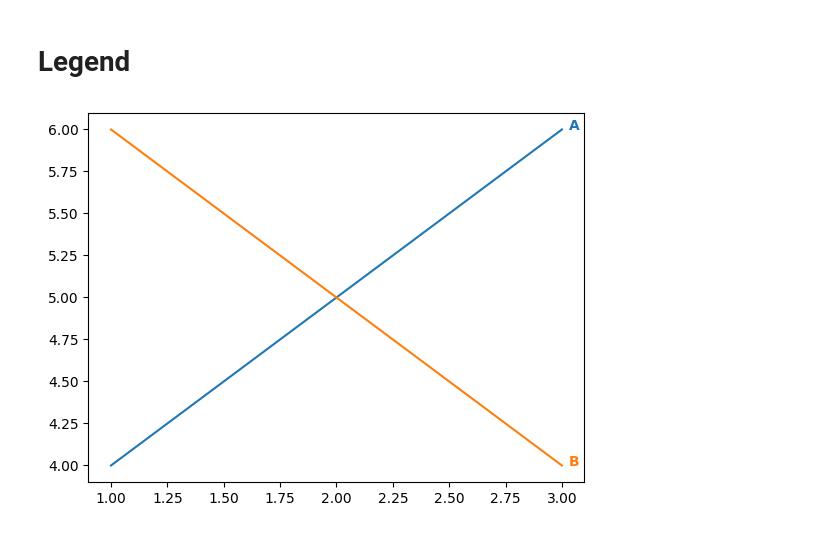
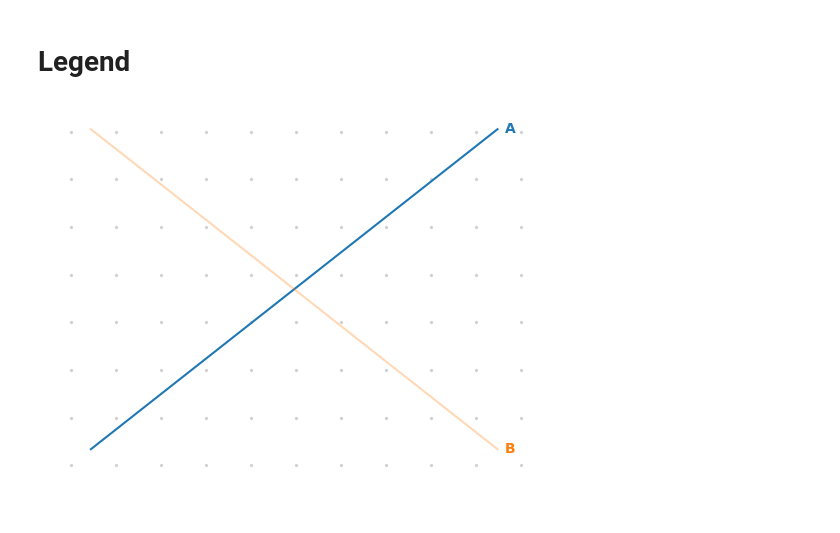
Before and after one commit to clarkmaio/pimpmyplot, a Jupyter notebook: notebook/demo.ipynb, the cells around one changed output. Drawn from its saved outputs; the diff is of its cells as text; code cells hidden in the pictures.

```diff
--- a/notebook/demo.ipynb
+++ b/notebook/demo.ipynb
@@ -46,9 +49,10 @@ plt.tight_layout()
 # %%
 
 
 plt.plot([1,2,3], [4,5,6], label='A')
-plt.plot([1,2,3], [6,5,4], label='B')
+plt.plot([1,2,3], [6,5,4], label='B', alpha=.3)
 pmp.bullet_grid()
-pmp.line_legend(line_color=True, fontweight='bold', offset=(5, -2))
+pmp.annotation_legend(line_color=True, fontweight='bold', size=None, color='black')
+pmp.remove_axis(); pmp.remove_ticks()
 # %% [output]
-[figure, old version]
+[figure, new version]
```
Also changed, not shown: parts of 2 cells of this notebook, 1 other file.
